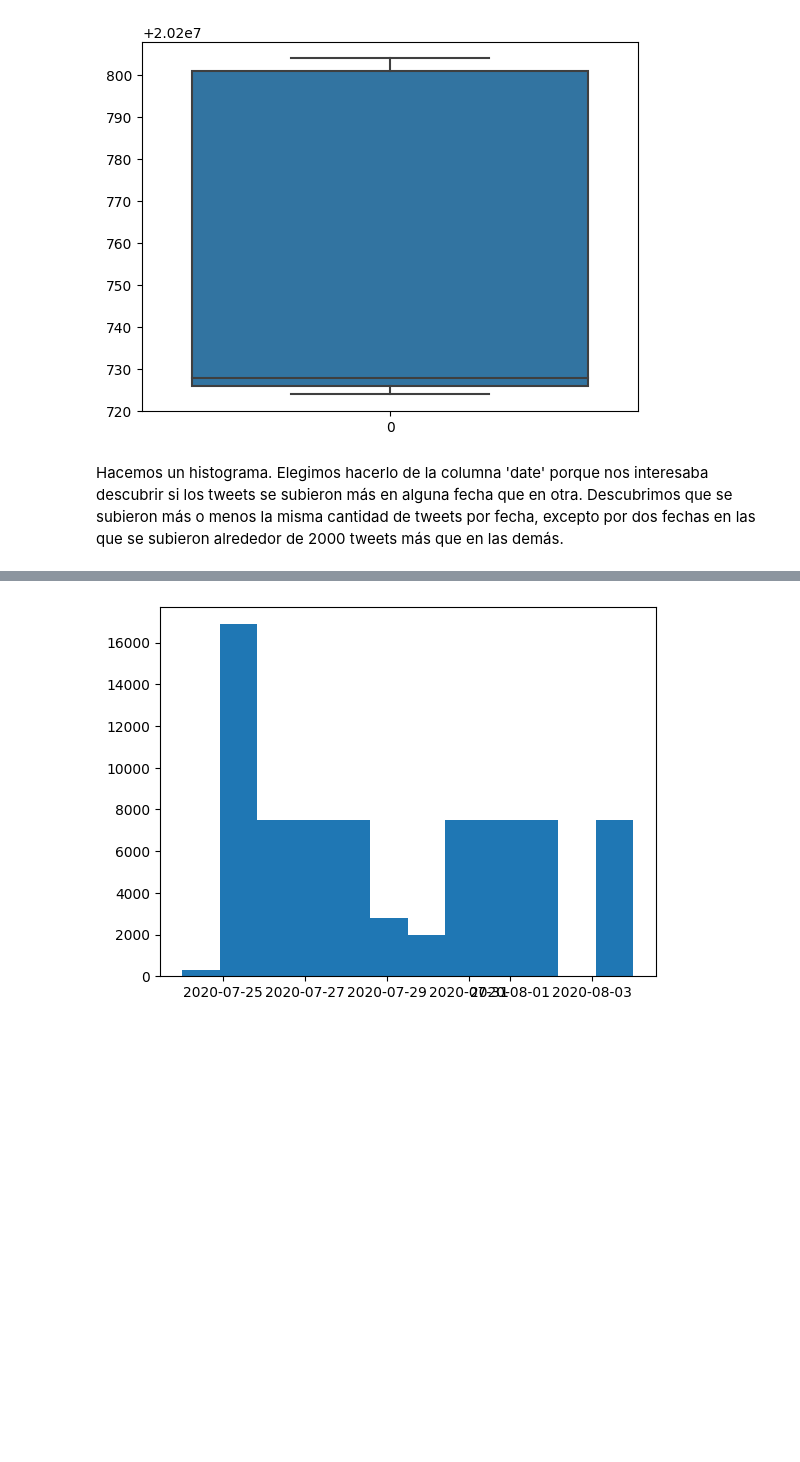
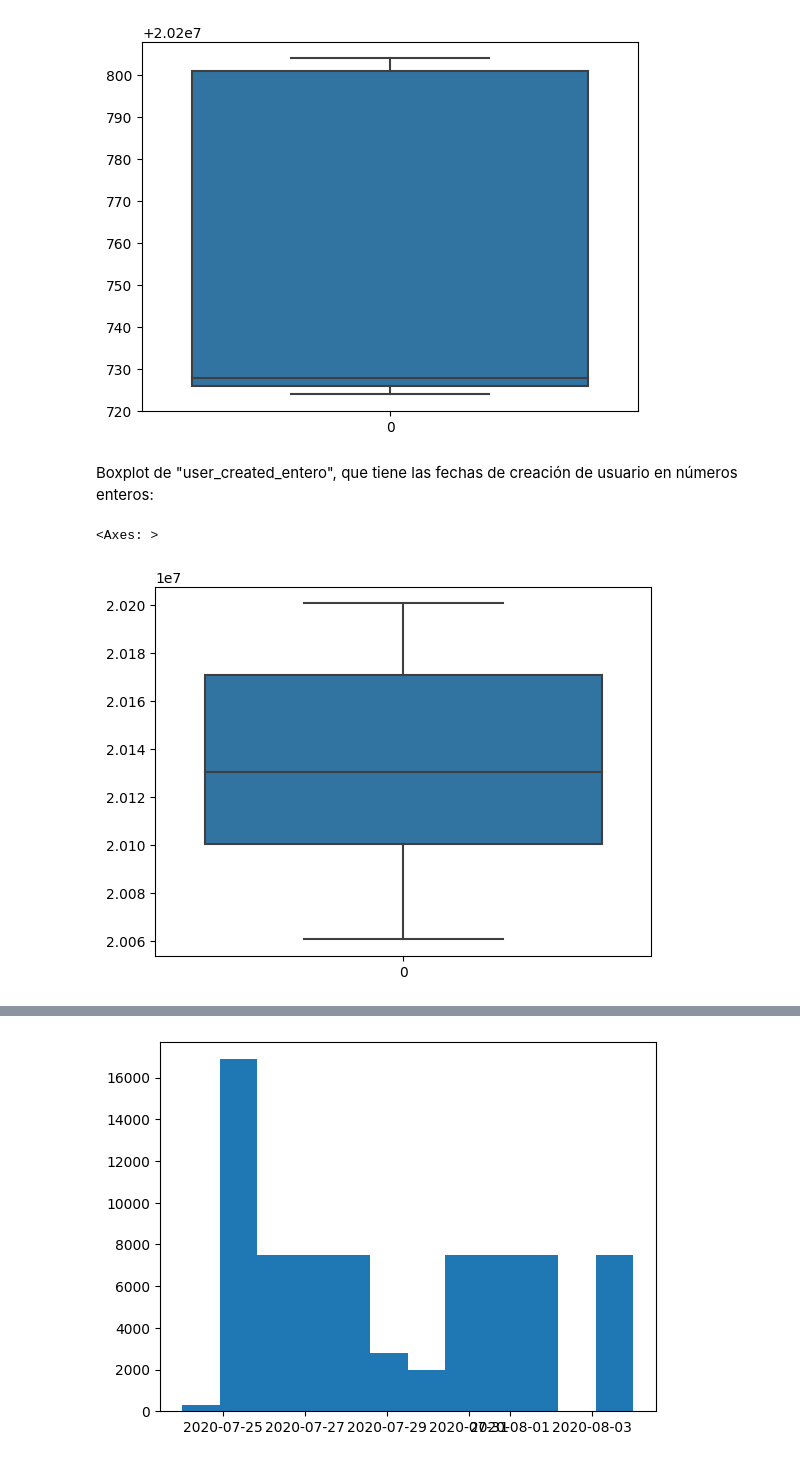
Before and after one commit to Anarbol/Reto-Arte-de-la-analitica, a Jupyter notebook: caloryboxplots.ipynb, the cells around one changed output, grey strips where cells are left out. Saved outputs shown, nothing was run; the diff lists cells and outputs as text; code cells hidden in the pictures; blank space fills up the shorter version.

```diff
--- a/caloryboxplots.ipynb
+++ b/caloryboxplots.ipynb
@@ -53,5 +71,10 @@ sns.boxplot(data=datos["date_entero"], showfliers=False)
 # %% [output]
 <Axes: >
 [figure]
-# %% [markdown]
-Hacemos un histograma. Elegimos hacerlo de la columna 'date' porque nos interesaba descubrir si los tweets se subieron más en alguna fecha que en otra. Descubrimos que se subieron más o menos la misma cantidad de tweets por fecha, excepto por dos fechas en las que se subieron alrededor de 2000 tweets más que en las demás.
+# %% [markdown]
+Boxplot de "user_created_entero", que tiene las fechas de creación de usuario en números enteros:
+# %%
+sns.boxplot(data=datos["user_created_entero"], showfliers=False)
+# %% [output]
+<Axes: >
+[figure, added]
```
Also changed, not shown: parts of 37 cells of this notebook.
